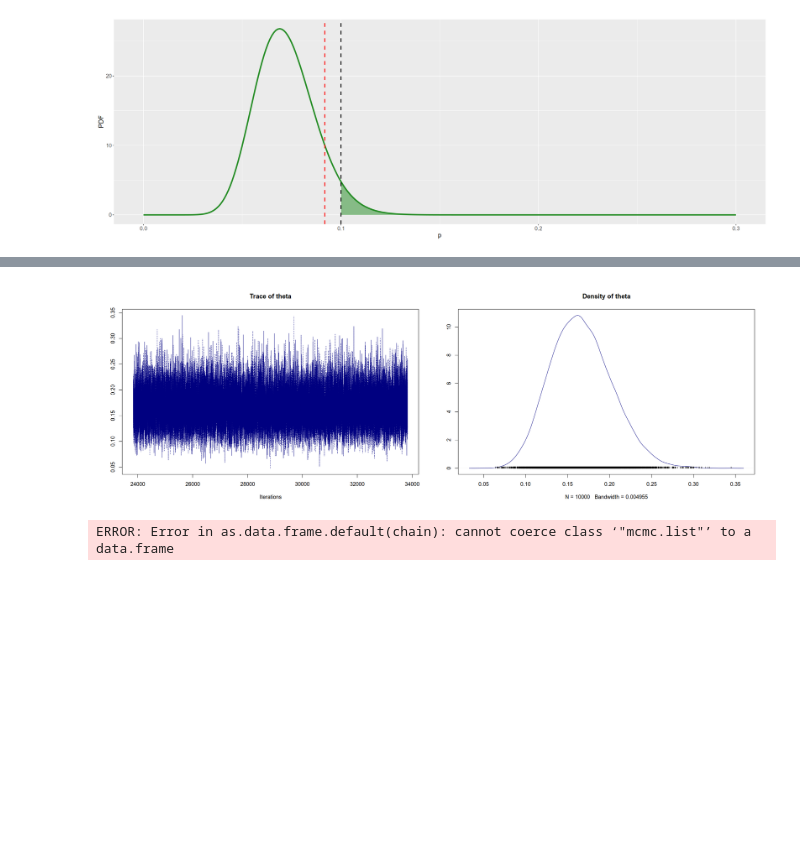
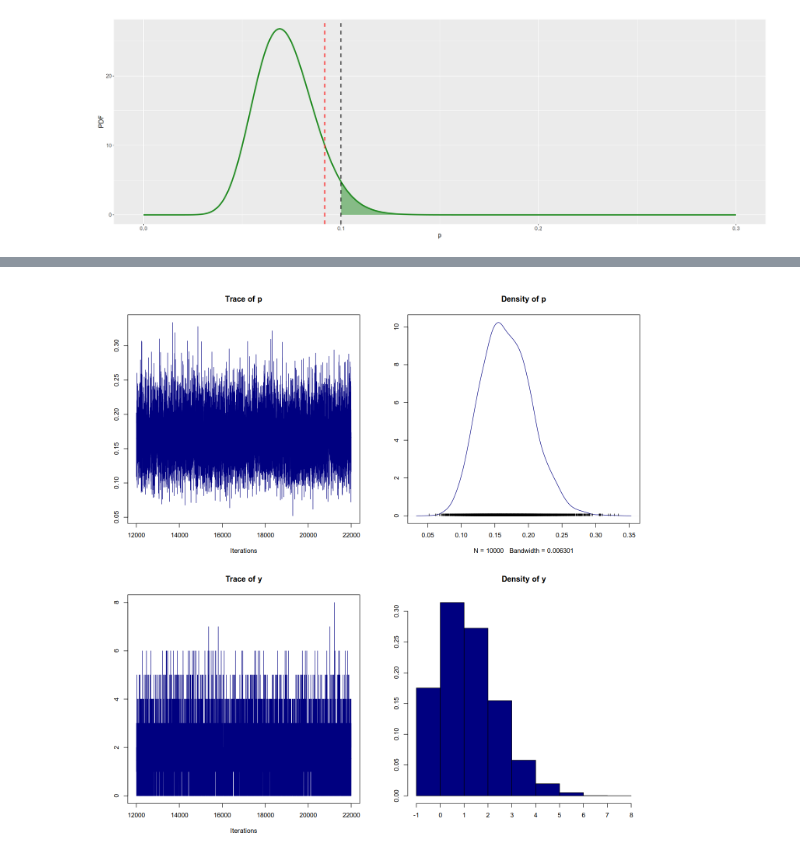
Before and after one commit to aidinattar/AS4PA, a Jupyter notebook: Exercise_6/Attar_Aidin__Exercise6.ipynb, the cells around one changed output, grey strips where cells are left out. Cells and saved outputs as stored; diff of their text form; code cells hidden in the pictures; blank space fills up the shorter version.

```diff
--- a/Exercise_6/Attar_Aidin__Exercise6.ipynb
+++ b/Exercise_6/Attar_Aidin__Exercise6.ipynb
@@ -582,14 +594,21 @@ model {
 "
 writeLines ( modelString , con="jags_bern01_model.txt")
 # %%
-#myData <- read.csv("bern_jags -stan.csv")
-y <- myData$y
-Ntotal <- length(y)
-dataList <- list(y = y, Ntotal = Ntotal)
+#myData <- read.csv("bern_jags-stan.csv")
+#y <- myData$y
+#Ntotal <- length(y)
+#dataList <- list(y = y, Ntotal = Ntotal)
+
+data <- NULL
+data$X <- data_obs # Set of observations
+data$n <- length(data_obs) # those to be considered
+data$n_next <- 10 # Predictions
 # %%
-model <- jags.model(file="jags_bern01_model.txt",
-                    data=dataList ,
-                    # inits=initsList ,
-                    n.chains=3,
-                    n.adapt=500)
+#model <- jags.model(file="jags_bern01_model.txt",
+#                    data=dataList ,
+#                    # inits=initsList ,
+#                    n.chains=3,
+#                    n.adapt=500)
+
+jm <- jags.model(file="jags_bern01_model.txt", data)
 # %% [output]
@@ -604,0 +626,5 @@ Initializing model
+# %%
+# Update the Markov chain (Burn -in)
+update(jm , 1000)
+chain <- coda.samples(jm , c("p", "y"), n.iter=10000)
+print(summary(chain))
@@ -607,11 +651,7 @@ update(model , n.iter=500)
 # %%
-chain <- coda.samples(model , variable.names=c("theta"), n.iter=10000)
+#chain <- coda.samples(model , variable.names=c("theta"), n.iter=10000)
 # %%
+options(repr.plot.width = 12, repr.plot.height = 12)
 plot(chain , col="navy")
 # %% [output]
-[figure, old version]
+[figure, new version]
-# %%
-# Let’s format our chain
-chain.df <- as.data.frame( chain )
-# %% [output]
-ERROR: Error in as.data.frame.default(chain): cannot coerce class ‘"mcmc.list"’ to a data.frame
```
Also changed, not shown: parts of 10 cells of this notebook, 3 other files.
